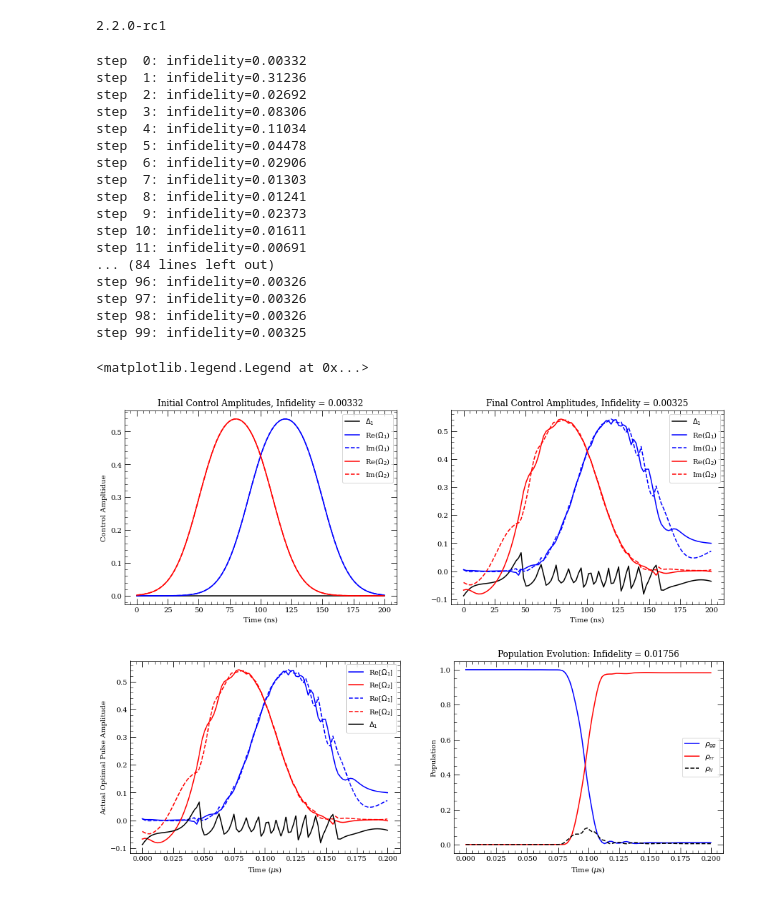
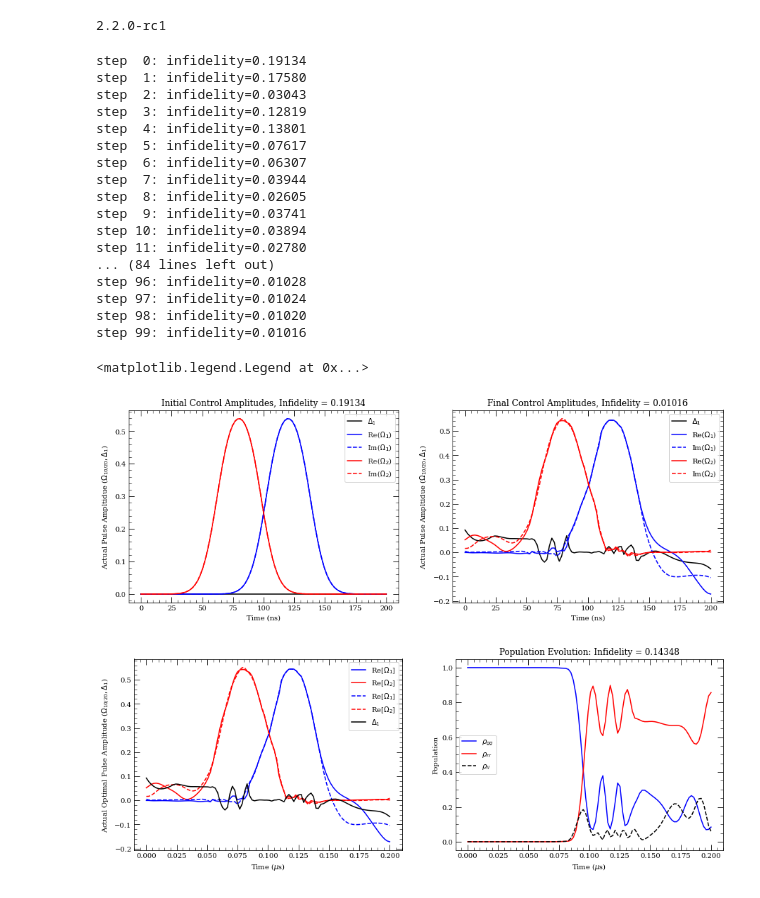
Before and after one commit to IQC-Numerical-Control-Engineering/Test, a Jupyter notebook: TF_GRAPE 3 Level_MESolve.ipynb, the cells around one changed output. Saved outputs shown, nothing was run; the diff lists cells and outputs as text; code cells hidden in the pictures.

```diff
--- a/TF_GRAPE 3 Level_MESolve.ipynb
+++ b/TF_GRAPE 3 Level_MESolve.ipynb
@@ -261,10 +261,10 @@ ctrl_amplitudes_initial = np.zeros([nt, 5])
 # ctrl_amplitudes_initial = np.random.uniform(-1, 1, [nt, 5])
 
 #Set Rabi frequency initial guesses as Gaussian
-# sigma = t_f/10
-# tau = sigma * 2
-sigma = t_f/6
-tau = sigma * 1.2
+sigma = t_f/10
+tau = sigma * 2
+# sigma = t_f/6
+# tau = sigma * 1.2
 #For Rabi 1: Set real and imaginay parts as Gaussian (ctrl amplitudes)
 ctrl_amplitudes_initial[:,1:3] = np.tile(
     np.exp(-(tlist - tau/2 - t_f/2)**2/sigma**2),
@@ -292,8 +292,8 @@ for amplitdue in tf.transpose(ctrl_amplitudes_initial):
     ax1.plot(tlist/ns, 1/np.sqrt(2) * np.tanh(amplitdue), colors[ind], label = labels[ind])
     ind += 1
 ax1.set_title('Initial Control Amplitudes, Infidelity = %2.5f' %(initial_infidelity))
+ax1.set_ylabel('Actual Pulse Ampltidue ($\Omega_{10/20}, \Delta_1$)')
 ax1.set_xlabel('Time (ns)')
-ax1.set_ylabel('Control Ampltidue')
 ax1.legend()
 
 #Optimize pulse with GRAPE:
@@ -301,54 +301,55 @@ optimizer = tf.keras.optimizers.Adam(0.01)
 
 def optimization_step():
     with tf.GradientTape() as tape:
         infidelity = propagator.infidelity()
     gradients = tape.gradient(infidelity, [propagator.ctrl_amplitudes])
     optimizer.apply_gradients(zip(gradients, [propagator.ctrl_amplitudes]))
     return infidelity
 
 steps = range(100)
 for step in steps:
     current_infidelity = optimization_step()
     print('step %2d: infidelity=%2.5f' %
           (step, current_infidelity))
 
 ctrl_amplitudes_final = propagator.ctrl_amplitudes.numpy()
 
 #Plot final results of control amplitudes
 ind = 0
 for amplitdue in tf.transpose(ctrl_amplitudes_final):
     ##Plotting control amplitudes:
     # ax2.plot(tlist/ns, amplitdue, label = labels[ind])
     ##Plotting actual input functions (tanh(ctrl_amplitudes)):
     ax2.plot(tlist/ns, 1/np.sqrt(2) * np.tanh(amplitdue), colors[ind], label = labels[ind])
     ind += 1
 ax2.set_title('Final Control Amplitudes, Infidelity = %2.5f' %(current_infidelity))
+ax2.set_ylabel('Actual Pulse Ampltidue ($\Omega_{10/20}, \Delta_1$)')
 ax2.set_xlabel('Time (ns)')
 ax2.legend()
 # %% [output]
-step  0: infidelity=0.00332
-step  1: infidelity=0.31236
-step  2: infidelity=0.02692
-step  3: infidelity=0.08306
-step  4: infidelity=0.11034
-step  5: infidelity=0.04478
-step  6: infidelity=0.02906
-step  7: infidelity=0.01303
-step  8: infidelity=0.01241
-step  9: infidelity=0.02373
-step 10: infidelity=0.01611
-step 11: infidelity=0.00691
+step  0: infidelity=0.19134
+step  1: infidelity=0.17580
+step  2: infidelity=0.03043
+step  3: infidelity=0.12819
+step  4: infidelity=0.13801
+step  5: infidelity=0.07617
+step  6: infidelity=0.06307
+step  7: infidelity=0.03944
+step  8: infidelity=0.02605
+step  9: infidelity=0.03741
+step 10: infidelity=0.03894
+step 11: infidelity=0.02780
 ... (84 lines left out)
-step 96: infidelity=0.00326
-step 97: infidelity=0.00326
-step 98: infidelity=0.00326
-step 99: infidelity=0.00325
+step 96: infidelity=0.01028
+step 97: infidelity=0.01024
+step 98: infidelity=0.01020
+step 99: infidelity=0.01016
 <matplotlib.legend.Legend at 0x...>
-[figure, old version]
+[figure, new version]
 # %%
 ##Use final optimized pulse in Master Equation to get actual final fidelity:
 def MEsolve_5lvl_t(time, argsME5lvl):
-    args, Rabi_1_Pulse, Rabi_2_Pulse, Delta_1_Pulse, del_total, Gamma_ig, Gamma_ri, Gamma_rrp, Gamma_rgp = argsME5lvl
+    args, Rabi_1_Pulse_Re, Rabi_2_Pulse_Re, Rabi_1_Pulse_Im, Rabi_2_Pulse_Im, Delta_1_Pulse, del_total, Gamma_ig, Gamma_ri, Gamma_rrp, Gamma_rgp = argsME5lvl
 
     ##Set 4 lvl operators:
     sig_gpgp = g_prime * g_prime.dag()
@@ -376,11 +377,12 @@ def MEsolve_5lvl_t(time, argsME5lvl):
     ##Set hamiltonian parts:
     H0 = - del_total * sig_rr
     H0_Delta = - Delta_1 * sig_ii
-    H1 = -1/2 * Rabi_1 * (sig_gi + sig_gi.dag())
-    H2 = -1/2 * Rabi_2 * (sig_ir + sig_ir.dag())
+    H1_re = -1/2 * Rabi_1 * (sig_gi + sig_gi.dag())
+    H1_im = -1/2 * 1j * Rabi_1 * (sig_gi - sig_gi.dag())
+    H2_re = -1/2 * Rabi_2 * (sig_ir + sig_ir.dag())
+    H2_im = -1/2 * 1j * Rabi_2 * (sig_ir - sig_ir.dag())
 
-    ####TEST
-    H = [H0, [H0_Delta, Delta_1_Pulse], [H1, Rabi_1_Pulse], [H2, Rabi_2_Pulse]]
+    H = [H0, [H0_Delta, Delta_1_Pulse], [H1_re, Rabi_1_Pulse_Re], [H1_im, Rabi_1_Pulse_Im], [H2_re, Rabi_1_Pulse_Re], [H2_im, Rabi_2_Pulse_Im]]
 
     #Solve master equation (ME): (4 level system) with time dependent phases on each Rabi frequency
     result = mesolve(H, psi0, time,  Decay_ops, [sig_rr, sig_ii, sig_gg], args = args) #Finds expectation of p_rr and p_ii and p_gg
@@ -403,9 +405,8 @@ Rabi_2_Pulse_opt_imag_S = Cubic_Spline(tlist[0], tlist[-1], Rabi_2_Pulse_imag_op
 Delta_1_opt = 1/np.sqrt(2) * np.tanh(ctrl_amplitudes_final[:,0])
 Delta_1_opt_S = Cubic_Spline(tlist[0], tlist[-1], Delta_1_opt)
 
-####TEST
-argsME5lvl = [args_pulses, Rabi_1_Pulse_opt_S, Rabi_2_Pulse_opt_S, Delta_1_opt_S, del_total, Gamma_ig, Gamma_ri, Gamma_rrp, Gamma_rgp]
-# argsME5lvl = [args_pulses, Rabi_Pulse_Gaussian_1_tanh, Rabi_Pulse_Gaussian_2_tanh, Delta_1, del_total, Gamma_ig, Gamma_ri, Gamma_rrp, Gamma_rgp]
+#Set parameters for Hamiltonian
+argsME5lvl = [args_pulses, Rabi_1_Pulse_opt_real_S, Rabi_2_Pulse_opt_real_S, Rabi_1_Pulse_imag_opt, Rabi_2_Pulse_imag_opt, Delta_1_opt_S, del_total, Gamma_ig, Gamma_ri, Gamma_rrp, Gamma_rgp]
 
 #Plot pulse shape:
 fig, (ax1, ax2) = plt.subplots(1, 2,figsize=(15,5))
@@ -416,7 +417,7 @@ ax1.plot(tlist/us, Rabi_2_Pulse_imag_opt, 'r--', label = r'Re[$\Omega_2$]')
 ax1.plot(tlist/us, Delta_1_opt, 'k', label = r'$\Delta_1$')
 
 ax1.set_xlabel(r'Time ($\mu$s)');
-ax1.set_ylabel(r'Actual Optimal Pulse Amplitude');
+ax1.set_ylabel(r'Actual Optimal Pulse Amplitude ($\Omega_{10/20}, \Delta_1$)');
 
 ax1.legend();
 
@@ -437,4 +438,4 @@ ax2.set_title(r'Population Evolution: Infidelity = %.5f' %(1 - p_rr[-1]));
 
 ax2.legend();
 # %% [output]
-[figure, old version]
+[figure, new version]
```
